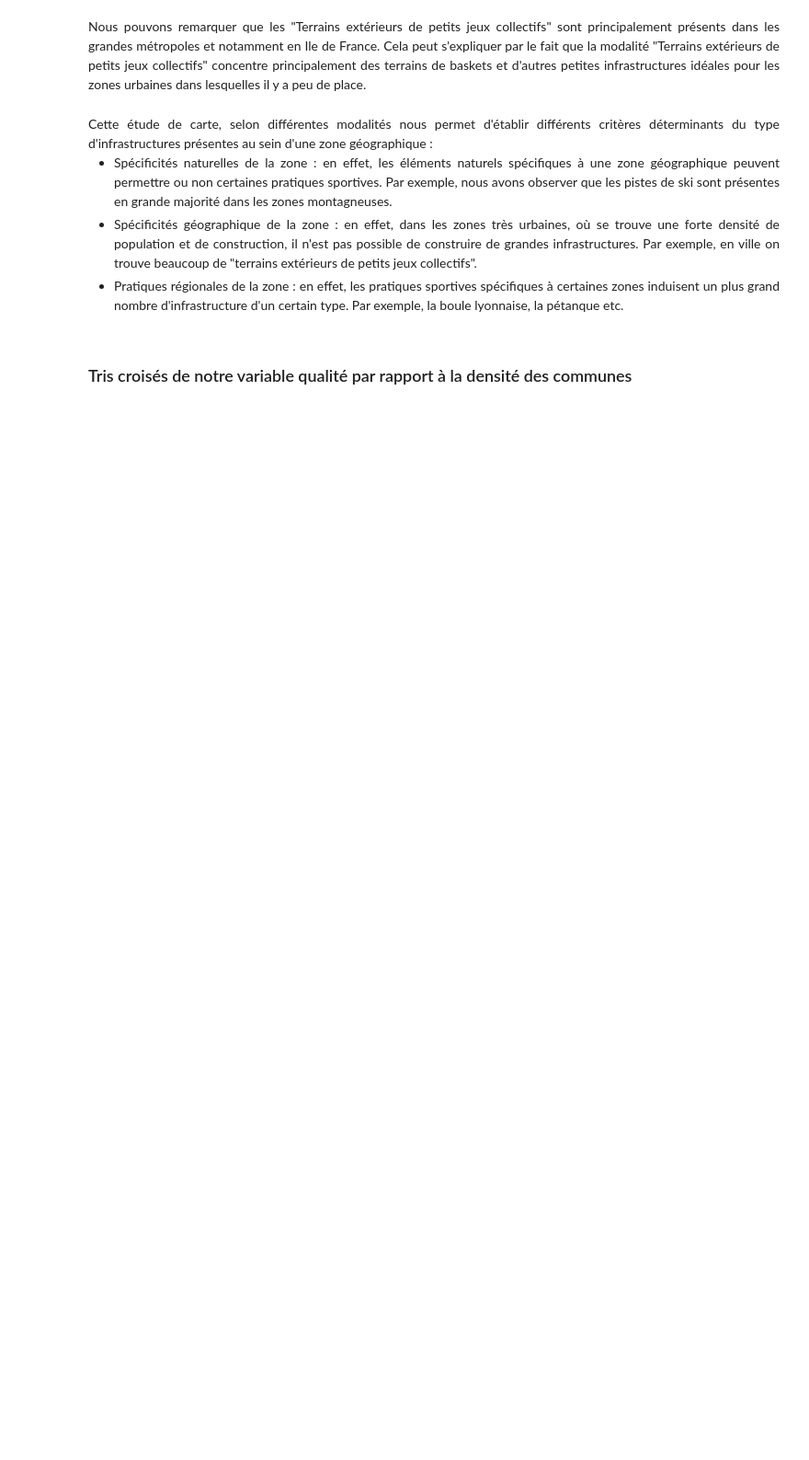
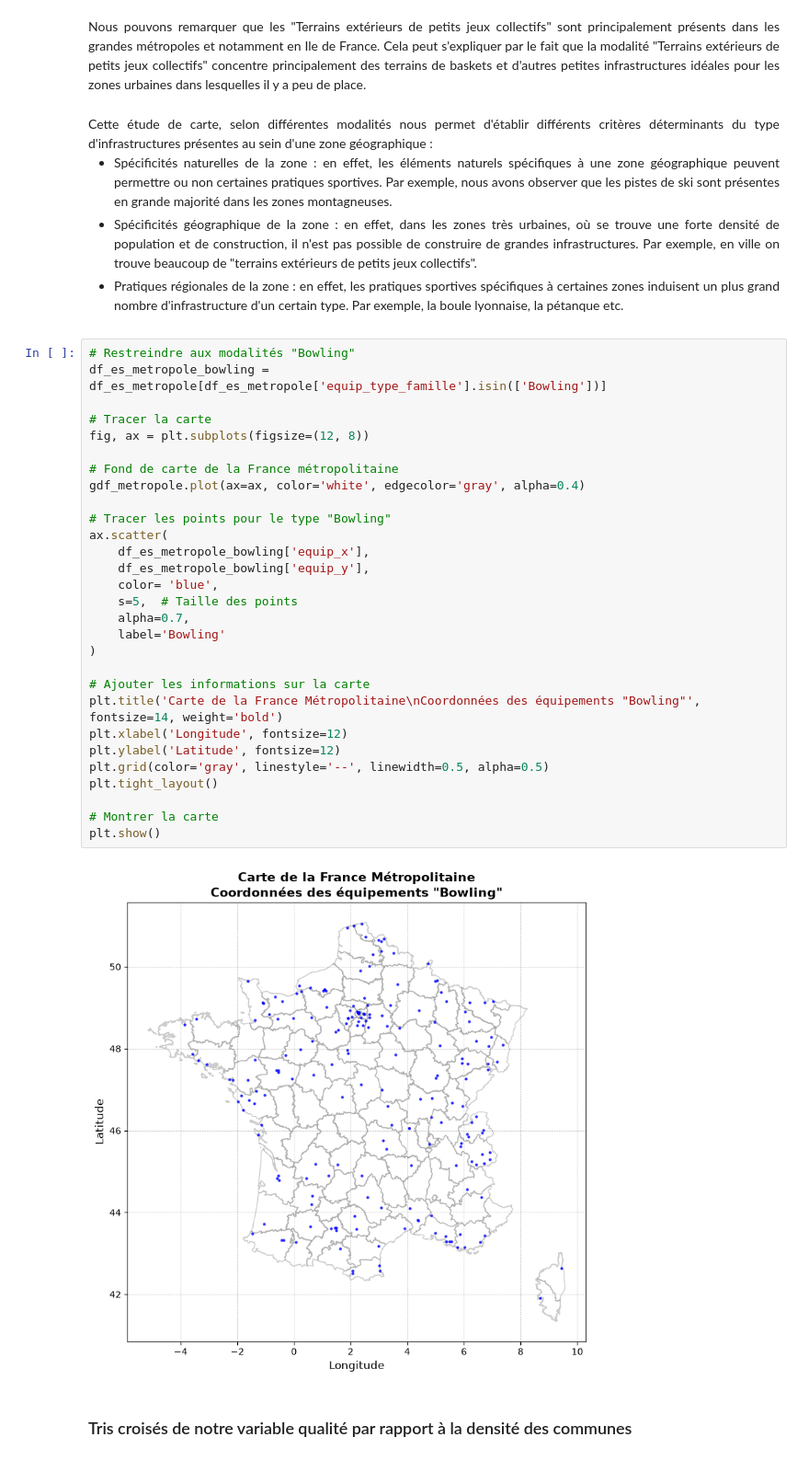
Before and after one commit to cyprienmathe/Python-data-science, a Jupyter notebook: main.ipynb, the cells around one changed output. Shown at 92% size. Saved outputs shown, nothing was run; the diff lists cells and outputs as text; blank space fills up the shorter version.

```diff
--- a/main.ipynb
+++ b/main.ipynb
@@ -855,6 +837,37 @@ Cette étude de carte, selon différentes modalités nous permet d'établir diff
 - Spécificités naturelles de la zone : en effet, les éléments naturels spécifiques à une zone géographique peuvent permettre ou non certaines pratiques sportives. Par exemple, nous avons observer que les pistes de ski sont présentes en grande majorité dans les zones montagneuses.
 - Spécificités géographique de la zone : en effet, dans les zones très urbaines, où se trouve une forte densité de population et de construction, il n'est pas possible de construire de grandes infrastructures. Par exemple, en ville on trouve beaucoup de "terrains extérieurs de petits jeux collectifs".
 - Pratiques régionales de la zone : en effet, les pratiques sportives spécifiques à certaines zones induisent un plus grand nombre d'infrastructure d'un certain type. Par exemple, la boule lyonnaise, la pétanque etc.
+# %%
+# Restreindre aux modalités "Bowling"
+df_es_metropole_bowling = df_es_metropole[df_es_metropole['equip_type_famille'].isin(['Bowling'])]
+
+# Tracer la carte
+fig, ax = plt.subplots(figsize=(12, 8))
+
+# Fond de carte de la France métropolitaine
+gdf_metropole.plot(ax=ax, color='white', edgecolor='gray', alpha=0.4)
+
+# Tracer les points pour le type "Bowling"
+ax.scatter(
+    df_es_metropole_bowling['equip_x'],
+    df_es_metropole_bowling['equip_y'],
+    color= 'blue',
+    s=5,  # Taille des points
+    alpha=0.7,
+    label='Bowling'
+)
+
+# Ajouter les informations sur la carte
+plt.title('Carte de la France Métropolitaine\nCoordonnées des équipements "Bowling"', fontsize=14, weight='bold')
+plt.xlabel('Longitude', fontsize=12)
+plt.ylabel('Latitude', fontsize=12)
+plt.grid(color='gray', linestyle='--', linewidth=0.5, alpha=0.5)
+plt.tight_layout()
+
+# Montrer la carte
+plt.show()
+# %% [output]
+[figure, added]
 # %% [markdown]
 ### Tris croisés de notre variable qualité par rapport à la densité des communes
 # %%
```
Also changed, not shown: parts of 17 cells of this notebook, 3 other files.
